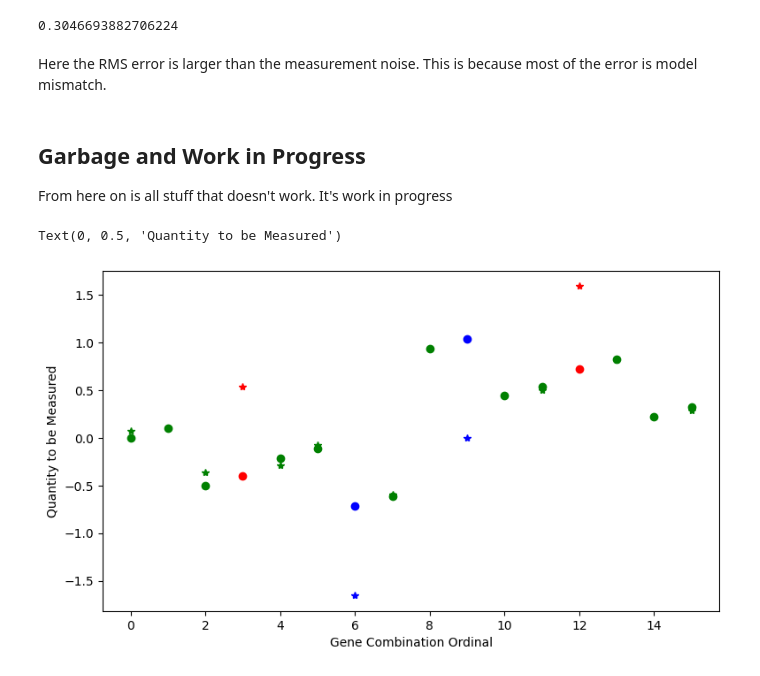
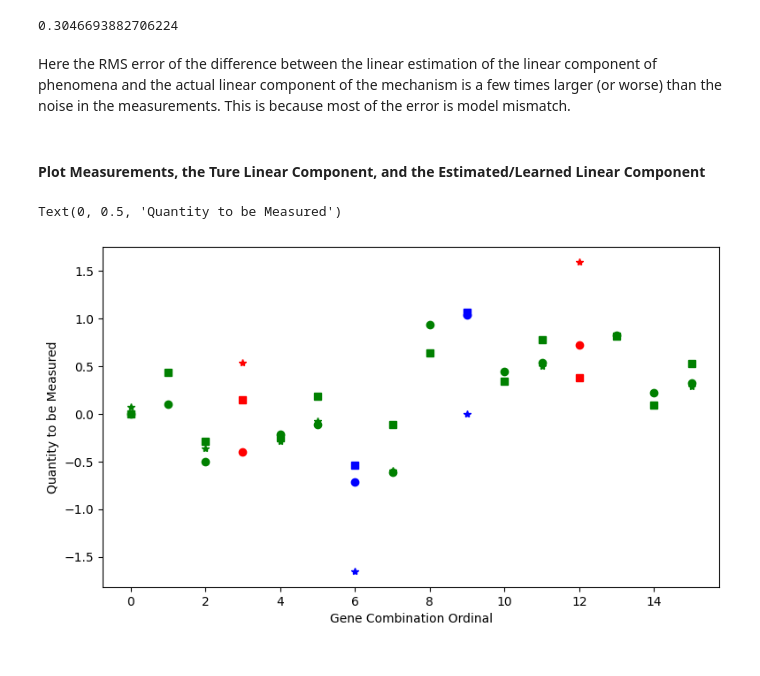
Before and after one commit to DesignToolInvestor/MLPlay, a Jupyter notebook: LinVNon/NonLin.ipynb, the cells around one changed output. Cells and saved outputs as stored; diff of their text form; code cells hidden in the pictures.

```diff
--- a/LinVNon/NonLin.ipynb
+++ b/LinVNon/NonLin.ipynb
@@ -50,6 +49,4 @@ Seed = 445
 # %%
-nGene = 4
-
 linWeight = [uniform(-1,1) for _ in range(nGene)]
 print(f'weights = {linWeight}')
 # %% [output]
@@ -59,7 +56,7 @@ Make a callable function for this model.
 # %%
-def LinMod(weights, inputs):
-	assert(len(weights) == len(inputs))
-	result = sum((weight*input for (weight,input) in zip(weights,inputs)))
+def LinMod(weights, genes):
+	assert(len(weights) == len(genes))
+	result = sum((w*g for (w,g) in zip(weights,genes)))
 	return result
 # %% [markdown]
 Create a model for up and down regulation based on pairs of genes
@@ -243,6 +240,6 @@ Text(0, 0.5, 'Probability')
 Red markers correspond to gene combinations that yield up-regulation, the blue markers correspond
 to down-regulation, and the green markers to neither.
 # %%
-groundTruth = tuple(LinMod(linWeight, case) for case in allCasesNum)
+linComp = tuple(LinMod(linWeight, case) for case in allCasesNum)
 estMeas = tuple(LinMod(linFit, case) for case in allCasesNum)
 # %%
@@ -266,12 +263,11 @@ sigma/rmsErr
 # %% [output]
 0.3046693882706224
 # %% [markdown]
-Here the RMS error is larger than the measurement noise.  This is because most of the error is
-model mismatch.
+Here the RMS error of the difference between the linear estimation of the linear component of
+phenomena and the actual linear component of the mechanism is a few times larger (or worse)
+than the noise in the measurements.  This is because most of the error is model mismatch.
 # %% [markdown]
-## Garbage and Work in Progress
-
-From here on is all stuff that doesn't work.  It's work in progress
+#### Plot Measurements, the Ture Linear Component, and the Estimated/Learned Linear Component
 # %%
 def MeanByGroup(data, groups):
 	result = []
@@ -289,16 +284,19 @@ meanMeas = MeanByGroup(data, allCasesNum)
 # %%
 x = [n for n in range(nCase)]
 
 plot.subplots(figsize=(9, 5))
 
-data = list(zip(x, groundTruth, allCasesNum))
+data = list(zip(x, linComp, allCasesNum))
 PlotColorCoded(data, upGroups, downGroups)
 
 data = list(zip(x, meanMeas, allCasesNum))
 PlotColorCoded(data, upGroups, downGroups, '*')
 
+data = list(zip(x, estMeas, allCasesNum))
+PlotColorCoded(data, upGroups, downGroups, 's')
+
 plot.xlabel('Gene Combination Ordinal')
 plot.ylabel('Quantity to be Measured')
 # %% [output]
 Text(0, 0.5, 'Quantity to be Measured')
-[figure, old version]
+[figure, new version]
```
Also changed, not shown: parts of 16 cells of this notebook.
